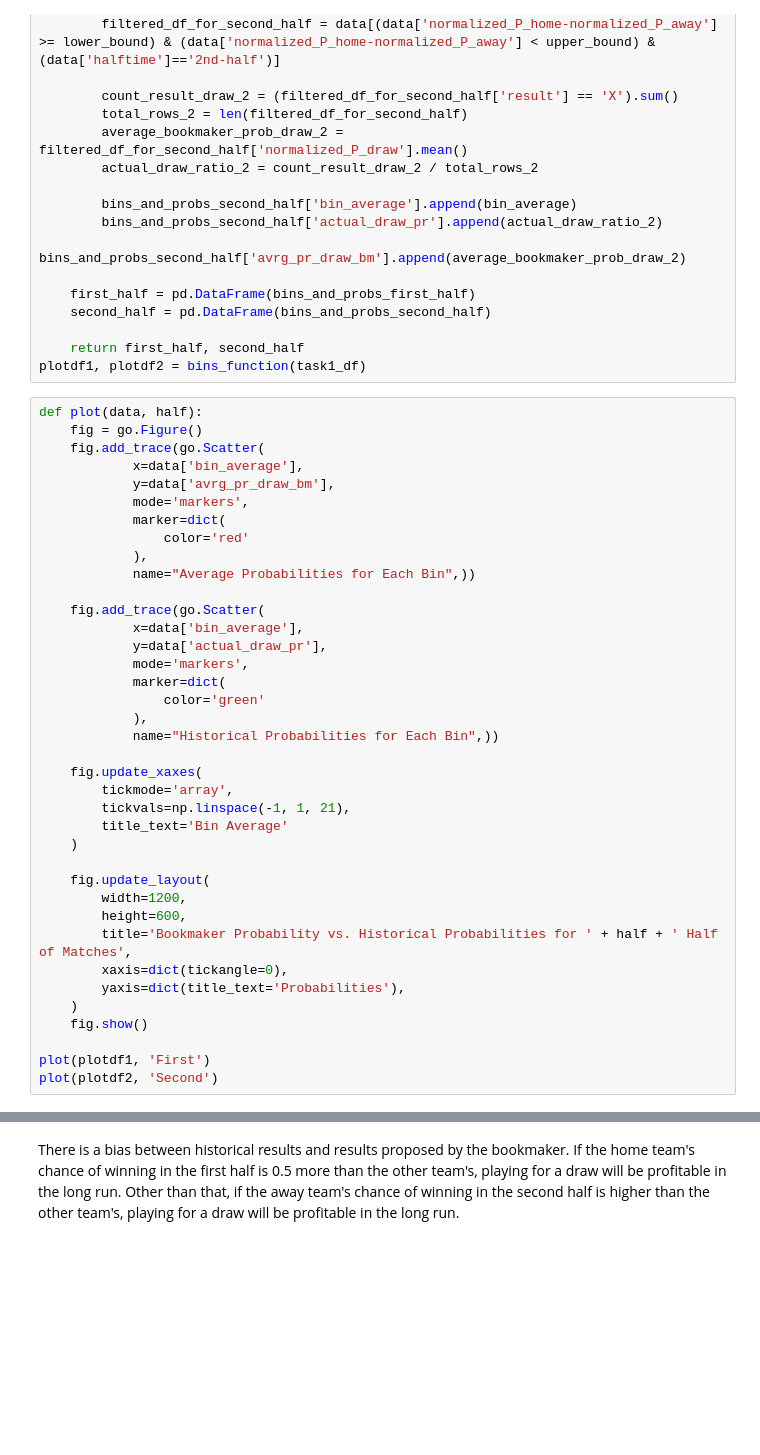
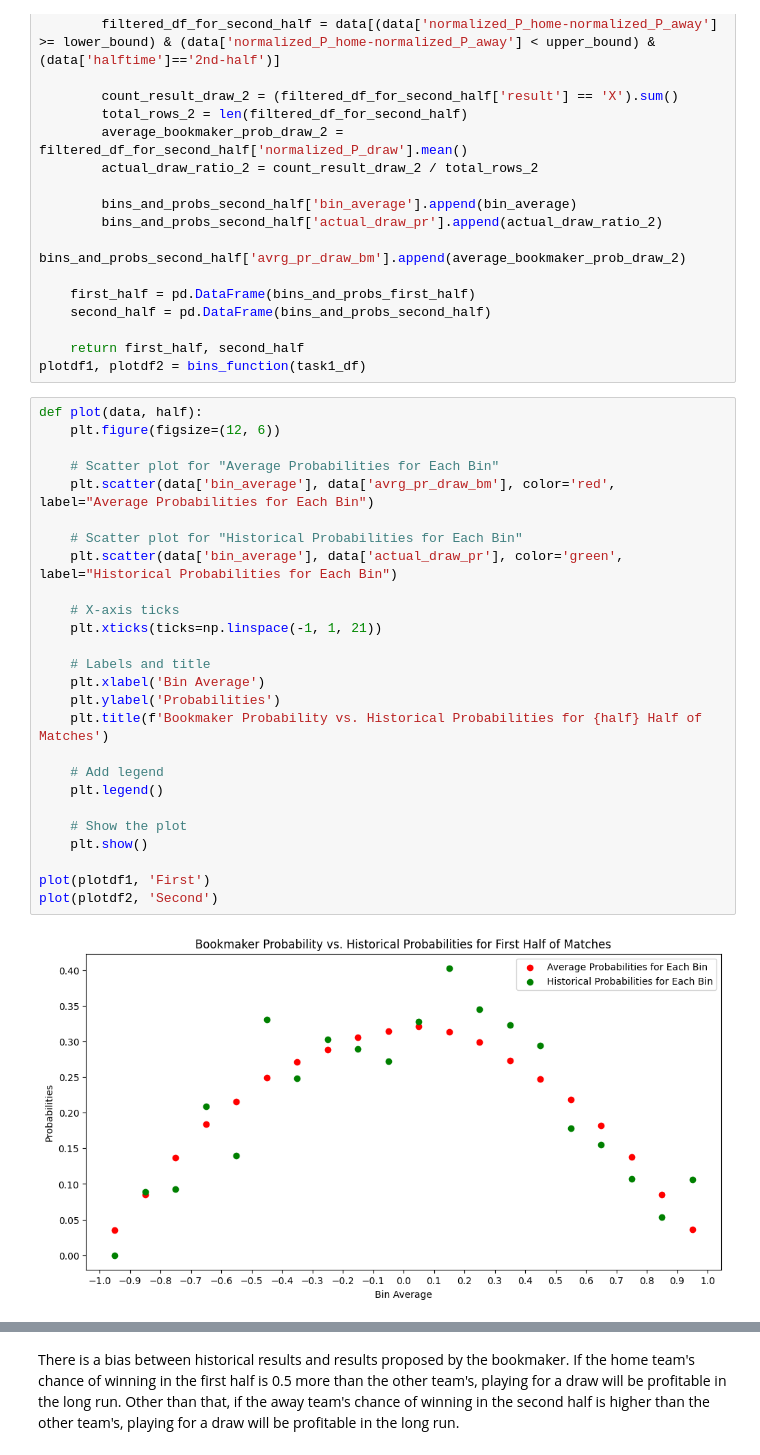
Before and after one commit to BU-IE-582/fall-24-YusufKAvcakar, a Jupyter notebook: HW2/HW2.ipynb, the cells around one changed output, grey strips where cells are left out. Drawn from its saved outputs; the diff is of its cells as text; blank space fills up the shorter version.

```diff
--- a/HW2/HW2.ipynb
+++ b/HW2/HW2.ipynb
@@ -150,41 +149,31 @@ def bins_function(data):
 
     return first_half, second_half
 plotdf1, plotdf2 = bins_function(task1_df)
-# %%
-def plot(data, half):
-    fig = go.Figure()
-    fig.add_trace(go.Scatter(
-            x=data['bin_average'],
-            y=data['avrg_pr_draw_bm'],
-            mode='markers',
-            marker=dict(
-                color='red'
-            ),
-            name="Average Probabilities for Each Bin",))
-
-    fig.add_trace(go.Scatter(
-            x=data['bin_average'],
-            y=data['actual_draw_pr'],
-            mode='markers',
-            marker=dict(
-                color='green'
-            ),
-            name="Historical Probabilities for Each Bin",))
-
-    fig.update_xaxes(
-        tickmode='array',
-        tickvals=np.linspace(-1, 1, 21),
-        title_text='Bin Average'
-    )
-
-    fig.update_layout(
-        width=1200,
-        height=600,
-        title='Bookmaker Probability vs. Historical Probabilities for ' + half + ' Half of Matches',
-        xaxis=dict(tickangle=0),
-        yaxis=dict(title_text='Probabilities'),
-    )
-    fig.show()
-
-plot(plotdf1, 'First')
-plot(plotdf2, 'Second')
+# %%
+def plot(data, half):
+    plt.figure(figsize=(12, 6))
+
+    # Scatter plot for "Average Probabilities for Each Bin"
+    plt.scatter(data['bin_average'], data['avrg_pr_draw_bm'], color='red', label="Average Probabilities for Each Bin")
+
+    # Scatter plot for "Historical Probabilities for Each Bin"
+    plt.scatter(data['bin_average'], data['actual_draw_pr'], color='green', label="Historical Probabilities for Each Bin")
+
+    # X-axis ticks
+    plt.xticks(ticks=np.linspace(-1, 1, 21))
+
+    # Labels and title
+    plt.xlabel('Bin Average')
+    plt.ylabel('Probabilities')
+    plt.title(f'Bookmaker Probability vs. Historical Probabilities for {half} Half of Matches')
+
+    # Add legend
+    plt.legend()
+
+    # Show the plot
+    plt.show()
+
+plot(plotdf1, 'First')
+plot(plotdf2, 'Second')
+# %% [output]
+[figure, added]
```
Also changed, not shown: parts of 3 cells of this notebook, 1 other file.
